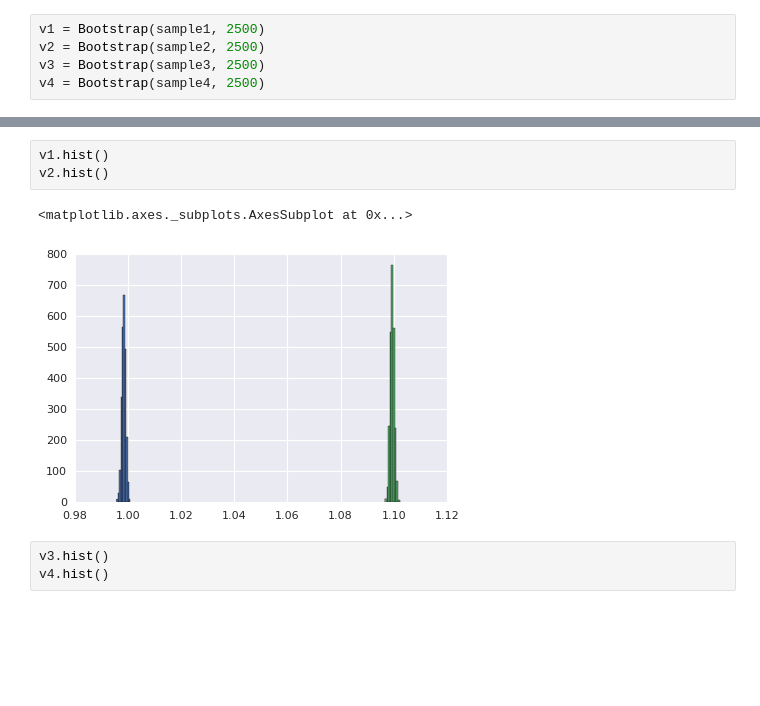
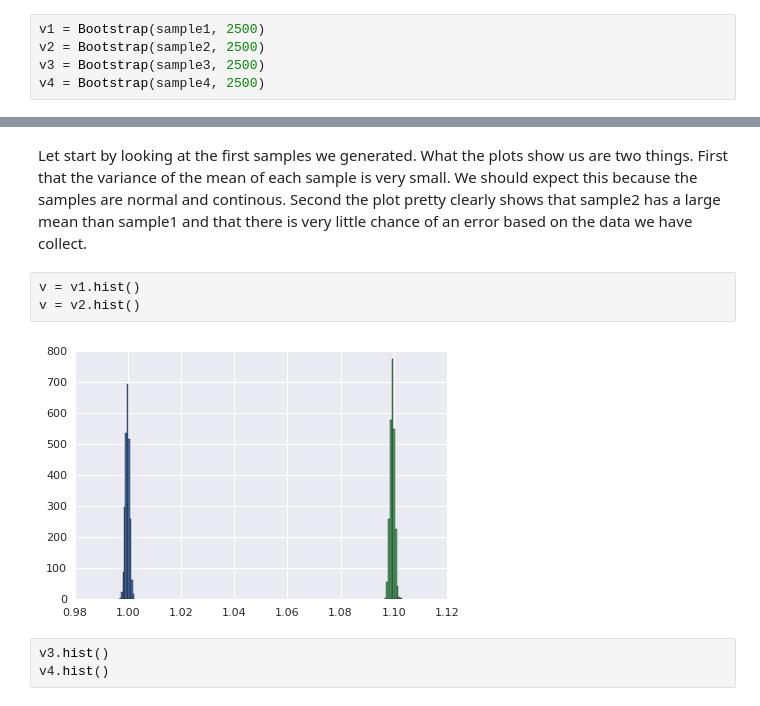
Before and after one commit to tkemmerling/pwin, a Jupyter notebook: Pwin.ipynb, the cells around one changed output, grey strips where cells are left out. Saved outputs shown, nothing was run; the diff lists cells and outputs as text; blank space fills up the shorter version.

Commit message:
Update with more text and plots.

```diff
--- a/Pwin.ipynb
+++ b/Pwin.ipynb
@@ -107,9 +90,10 @@ sample4.hist(bins=50)
+# %% [markdown]
+Let start by looking at the first samples we generated. What the plots show us are two things. First that the variance of the mean of each sample is very small. We should expect this because the samples are normal and continous. Second the plot pretty clearly shows that sample2 has a large mean than sample1 and that there is very little chance of an error based on the data we have collect.
 # %%
-v1.hist()
-v2.hist()
+v = v1.hist()
+v = v2.hist()
 # %% [output]
-<matplotlib.axes._subplots.AxesSubplot at 0x...>
-[figure, old version]
+[figure, new version]
 # %%
 v3.hist()
 v4.hist()
```
Also changed, not shown: parts of 21 cells of this notebook.
